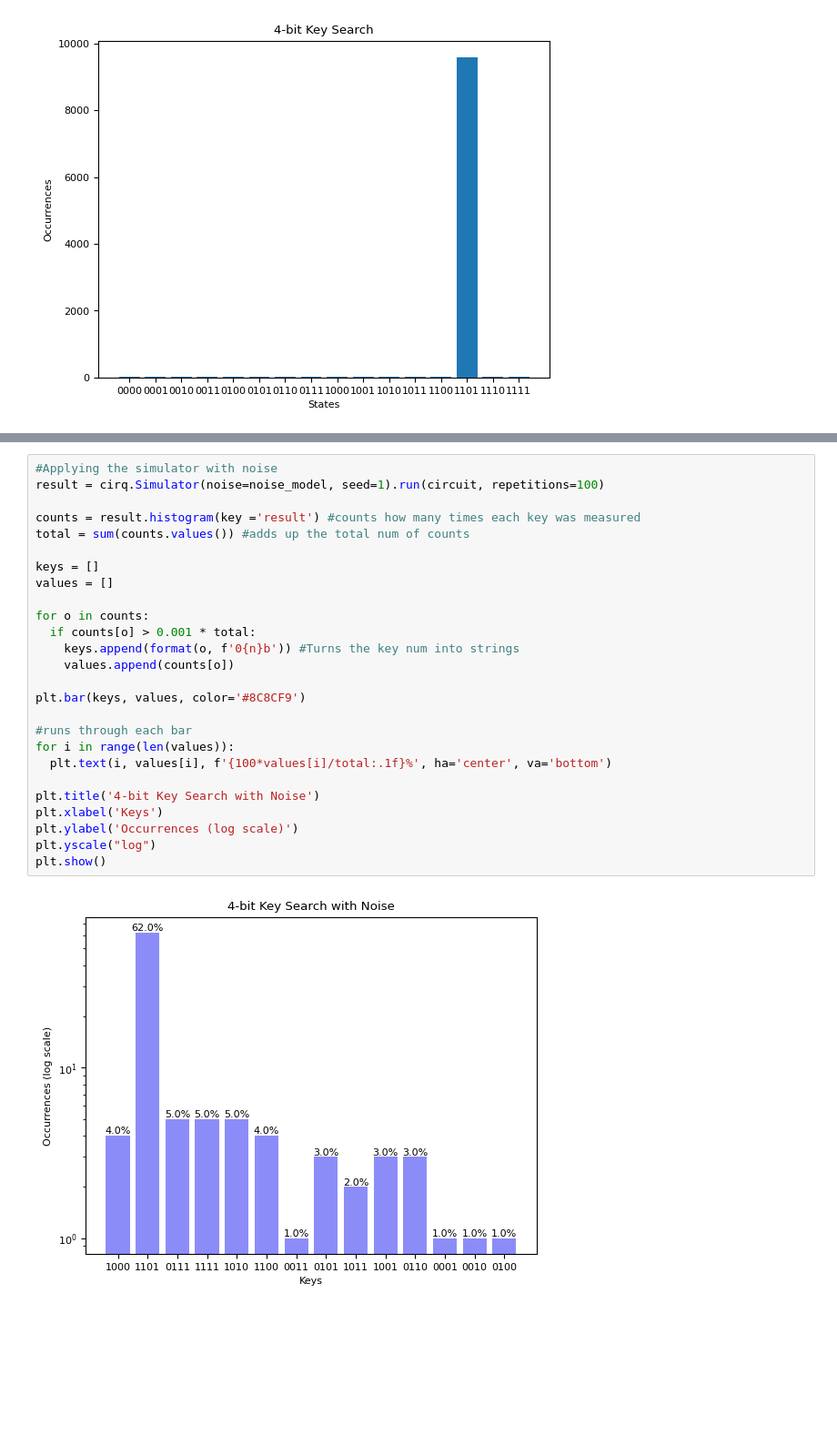
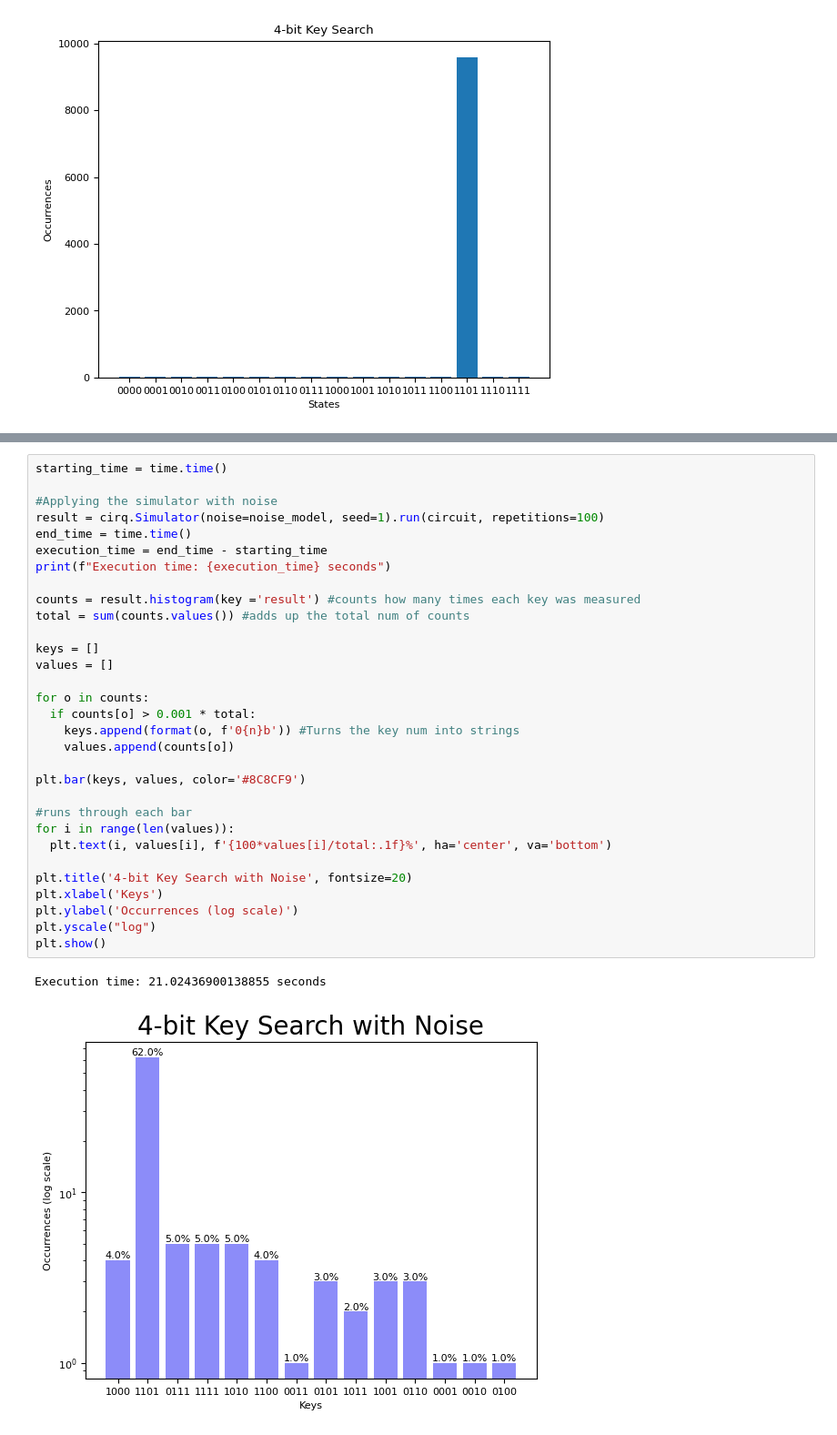
Before and after one commit to rushanh1/Quantum-Networks-Quantum-Circuits, a Jupyter notebook: quantum_brute_force_key_search.ipynb, the cells around one changed output, grey strips where cells are left out. Shown at 91% size. Saved outputs shown, nothing was run; the diff lists cells and outputs as text; blank space fills up the shorter version.

```diff
--- a/quantum_brute_force_key_search.ipynb
+++ b/quantum_brute_force_key_search.ipynb
@@ -150,28 +158,34 @@ plt.show()
 # %%
+starting_time = time.time()
+
 #Applying the simulator with noise
 result = cirq.Simulator(noise=noise_model, seed=1).run(circuit, repetitions=100)
+end_time = time.time()
+execution_time = end_time - starting_time
+print(f"Execution time: {execution_time} seconds")
 
 counts = result.histogram(key ='result') #counts how many times each key was measured
 total = sum(counts.values()) #adds up the total num of counts
 
 keys = []
 values = []
 
 for o in counts:
   if counts[o] > 0.001 * total:
     keys.append(format(o, f'0{n}b')) #Turns the key num into strings
     values.append(counts[o])
 
 plt.bar(keys, values, color='#8C8CF9')
 
 #runs through each bar
 for i in range(len(values)):
   plt.text(i, values[i], f'{100*values[i]/total:.1f}%', ha='center', va='bottom')
 
-plt.title('4-bit Key Search with Noise')
+plt.title('4-bit Key Search with Noise', fontsize=20)
 plt.xlabel('Keys')
 plt.ylabel('Occurrences (log scale)')
 plt.yscale("log")
 plt.show()
 # %% [output]
+Execution time: 21.02436900138855 seconds
-[figure, old version]
+[figure, new version]
```
Also changed, not shown: parts of 2 cells of this notebook.
